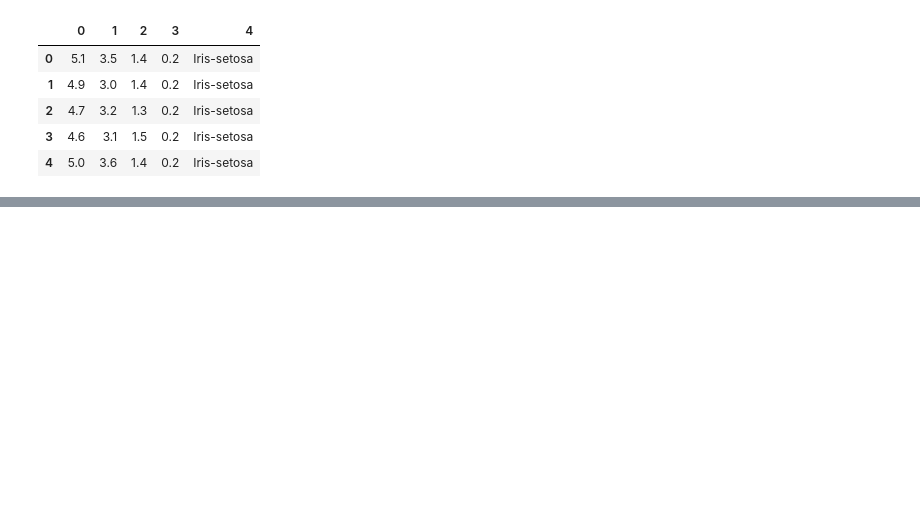
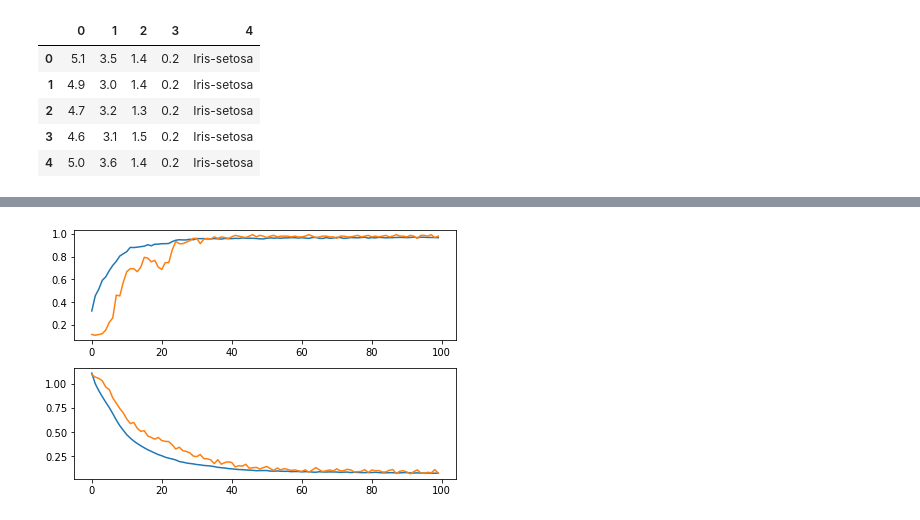
Before and after one commit to alexbrill/tf-train, a Jupyter notebook: iris.ipynb, the cells around one changed output, grey strips where cells are left out. Drawn from its saved outputs; the diff is of its cells as text; code cells hidden in the pictures; blank space fills up the shorter version.

```diff
--- a/iris.ipynb
+++ b/iris.ipynb
@@ -40,2 +39,0 @@ model.compile(optimizer='adam', loss='categorical_crossentropy', metrics=['accur
-# %%
-hist = model.fit(X, dummy_Y, epochs=75, batch_size=8, validation_split=0.1, verbose=0)
@@ -74,0 +68,20 @@ acc: 0.9481481313705444, loss: 0.24606043100357056
+# %%
+def get_average_model_score(iter_num = 10):
+  scores_df = pd.DataFrame()
+
+  for i in range(iter_num):
+    model = build_model([6, 10])
+    hist = model.fit(X, dummy_Y, epochs=100, batch_size=2, validation_split=0.1, verbose=0)
+
+    scores_df[f'acc{i}'] = hist.history['accuracy']
+    scores_df[f'loss{i}'] = hist.history['loss']
+    scores_df[f'val_acc{i}'] = hist.history['val_accuracy']
+    scores_df[f'val_loss{i}'] = hist.history['val_loss']
+
+    print(f'Model {i} has been trained')
+
+  return scores_df
+# %%
+scores_df = get_average_model_score()
+
+scores_df.tail()
@@ -74,0 +114,15 @@ acc: 0.9481481313705444, loss: 0.24606043100357056
+# %%
+acc_cols = scores_df.columns[scores_df.columns.str.startswith('acc')]
+val_acc_cols = scores_df.columns[scores_df.columns.str.startswith('val_acc')]
+loss_cols = scores_df.columns[scores_df.columns.str.startswith('loss')]
+val_loss_cols = scores_df.columns[scores_df.columns.str.startswith('val_loss')]
+
+scores_dict = dict()
+scores_dict['accuracy'] = scores_df[acc_cols].mean(axis=1)
+scores_dict['val_accuracy'] = scores_df[val_acc_cols].mean(axis=1)
+scores_dict['loss'] = scores_df[loss_cols].mean(axis=1)
+scores_dict['val_loss'] = scores_df[val_loss_cols].mean(axis=1)
+# %%
+plot_train_vs_test(scores_dict)
+# %% [output]
+[figure, added]
```
Also changed, not shown: parts of 13 cells of this notebook.
